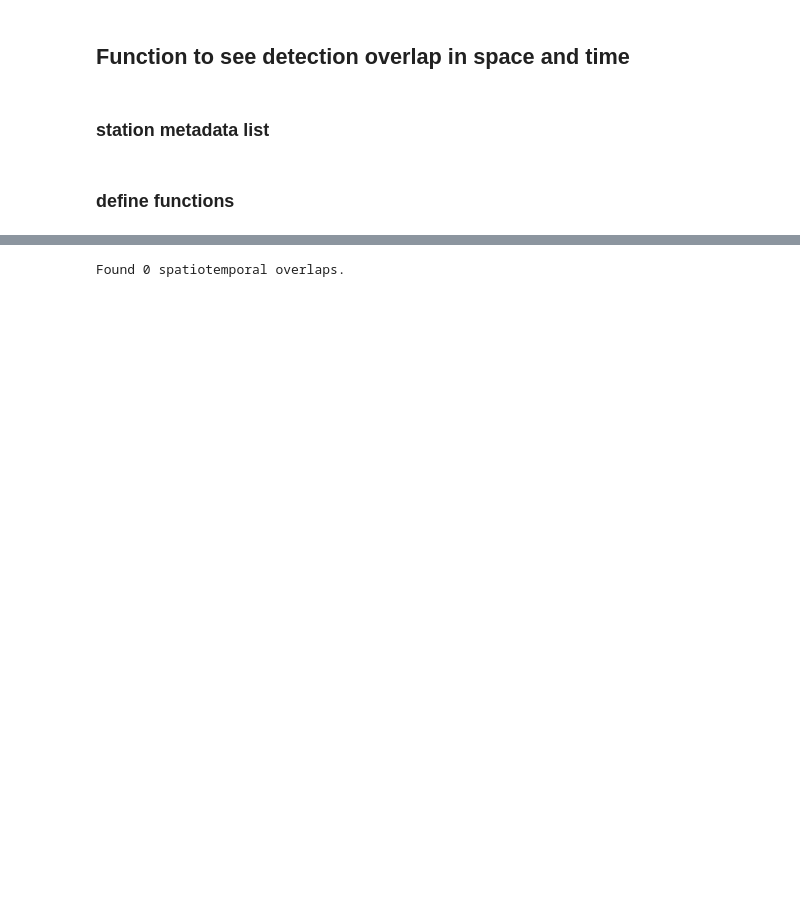
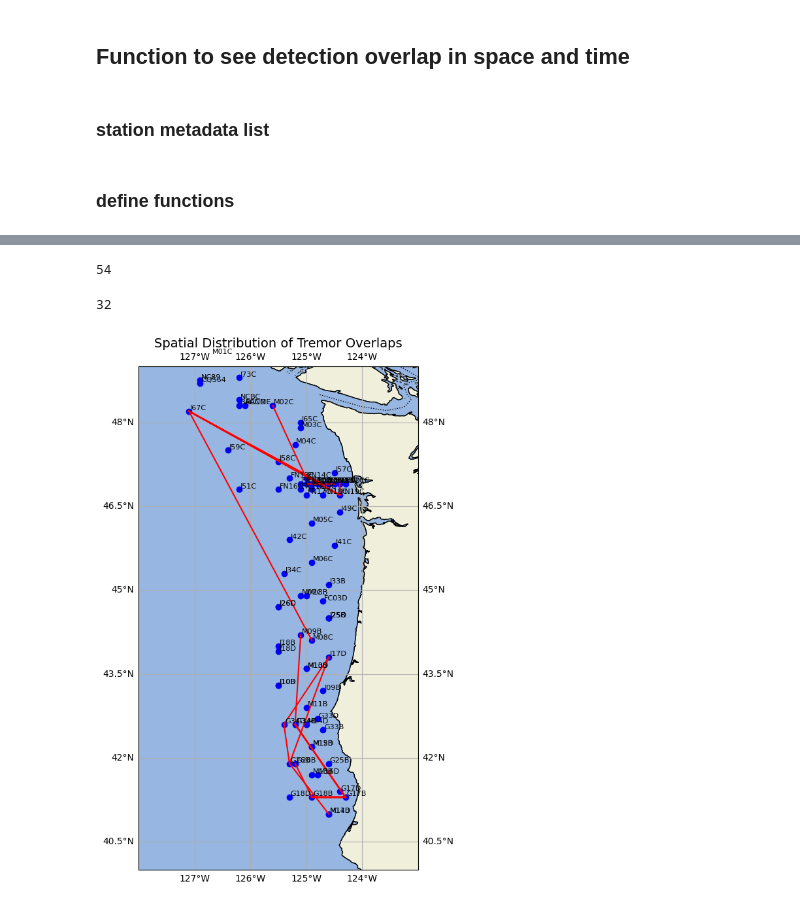
Before and after one commit to lydiakelley/obs_tremor, a Jupyter notebook: tremor_detection/overlap.ipynb, the cells around one changed output, grey strips where cells are left out. Drawn from its saved outputs; the diff is of its cells as text; code cells hidden in the pictures; blank space fills up the shorter version.

```diff
--- a/tremor_detection/overlap.ipynb
+++ b/tremor_detection/overlap.ipynb
@@ -263,7 +237,0 @@ def find_spatiotemporal_overlaps(results, buffer_minutes=10, distance_km=100):
-# %%
-results = match_detections_with_metadata("classifications", stations)
-overlaps = find_spatiotemporal_overlaps(results)
-
-print(f"Found {len(overlaps)} spatiotemporal overlaps.")
-# %% [output]
-Found 0 spatiotemporal overlaps.
@@ -269,0 +242,55 @@ Found 0 spatiotemporal overlaps.
+# %%
+#with open("overlaps.pickle", 'rb') as handle:
+    #data = pickle.load(handle)
+filtered_tremor = [o for o in overlaps
+                if len(stations[o["station_a"]]["tremors"]) < 200
+                and len(stations[o["station_b"]]["tremors"]) < 200]
+print(len(filtered_tremor))
+# %% [output]
+54
+# %%
+# Create a lookup for station coordinates
+station_coords = {s["id"]: (s["lat"], s["lon"]) for s in station_metadata}
+
+# Filter overlaps within 100 km
+filtered_within_100km = []
+for tremor in filtered_tremor:
+    a, b = tremor['station_a'], tremor['station_b']
+    if a in station_coords and b in station_coords:
+        dist = geodesic(station_coords[a], station_coords[b]).km
+        if dist <= 100:
+            tremor['distance_km'] = round(dist, 2)
+            filtered_within_100km.append(tremor)
+
+print(len(filtered_within_100km))
+# %% [output]
+32
+# %%
+station_coords = {s["id"]: (s["lon"], s["lat"]) for s in station_metadata}
+
+# Set up the map
+fig, ax = plt.subplots(figsize=(10, 10), subplot_kw={'projection': ccrs.PlateCarree()})
+ax.set_extent([-128, -123, 40, 49], crs=ccrs.PlateCarree())
+ax.add_feature(cfeature.COASTLINE)
+ax.add_feature(cfeature.BORDERS, linestyle=':')
+ax.add_feature(cfeature.LAND, edgecolor='black')
+ax.add_feature(cfeature.OCEAN)
+ax.gridlines(draw_labels=True)
+
+# Plot station locations
+for station_id, (lon, lat) in station_coords.items():
+    ax.plot(lon, lat, marker='o', color='blue', markersize=6, transform=ccrs.PlateCarree())
+    ax.text(lon + 0.02, lat + 0.02, station_id, fontsize=8, transform=ccrs.PlateCarree())
+
+# Plot overlap connections
+for overlap in filtered_tremor:
+    a, b = overlap['station_a'], overlap['station_b']
+    if a in station_coords and b in station_coords:
+        lon_a, lat_a = station_coords[a]
+        lon_b, lat_b = station_coords[b]
+        ax.plot([lon_a, lon_b], [lat_a, lat_b], color='red', linewidth=1.5, transform=ccrs.PlateCarree())
+
+plt.title("Spatial Distribution of Tremor Overlaps", fontsize=14)
+plt.show()
+# %% [output]
+[figure, added]
```
Also changed, not shown: parts of 14 cells of this notebook, 46 other files.
